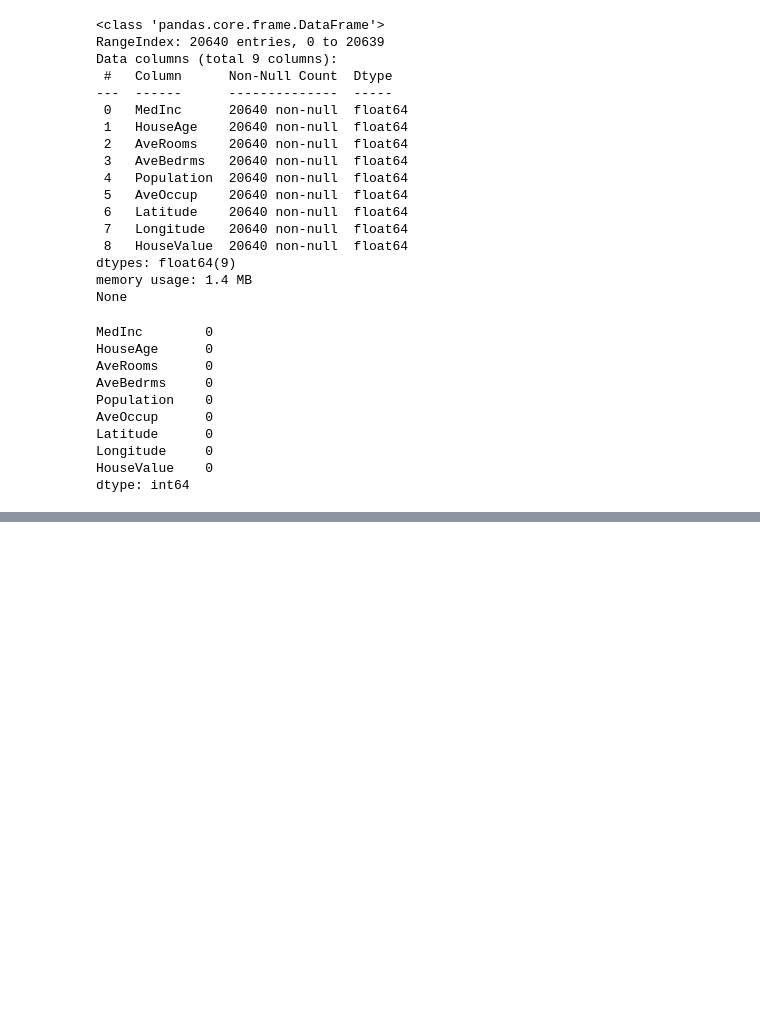
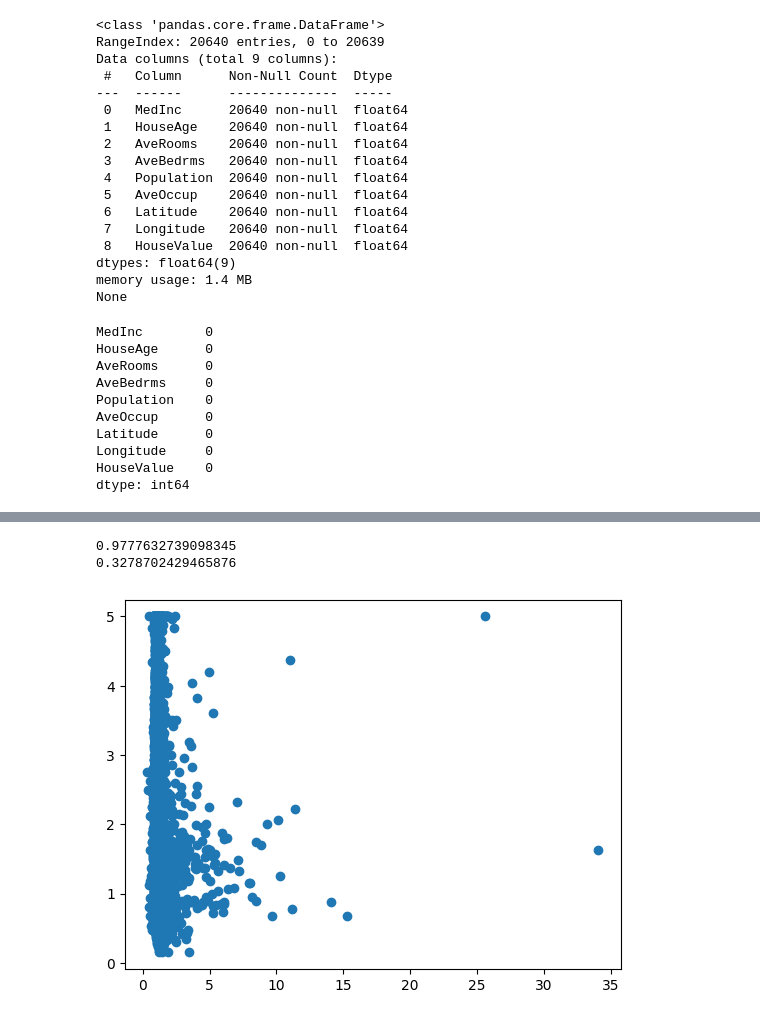
Before and after one commit to akshay-rajan/machinelearning, a Jupyter notebook: project1/housepriceprediction.ipynb, the cells around one changed output, grey strips where cells are left out. Cells and saved outputs as stored; diff of their text form; code cells hidden in the pictures; blank space fills up the shorter version.

```diff
--- a/project1/housepriceprediction.ipynb
+++ b/project1/housepriceprediction.ipynb
@@ -97,0 +108,12 @@ plt.tight_layout()
+# %%
+# Skewness and Kurtosis: To find the outliers (exceptions) later
+print(data["HouseValue"].skew())
+print(data["HouseValue"].kurtosis())
+# %% [output]
+0.9777632739098345
+0.3278702429465876
+# %%
+plt.scatter(data["AveBedrms"], data["HouseValue"])
+plt.show()
+# %% [output]
+[figure, added]
```
Also changed, not shown: parts of 10 cells of this notebook.
